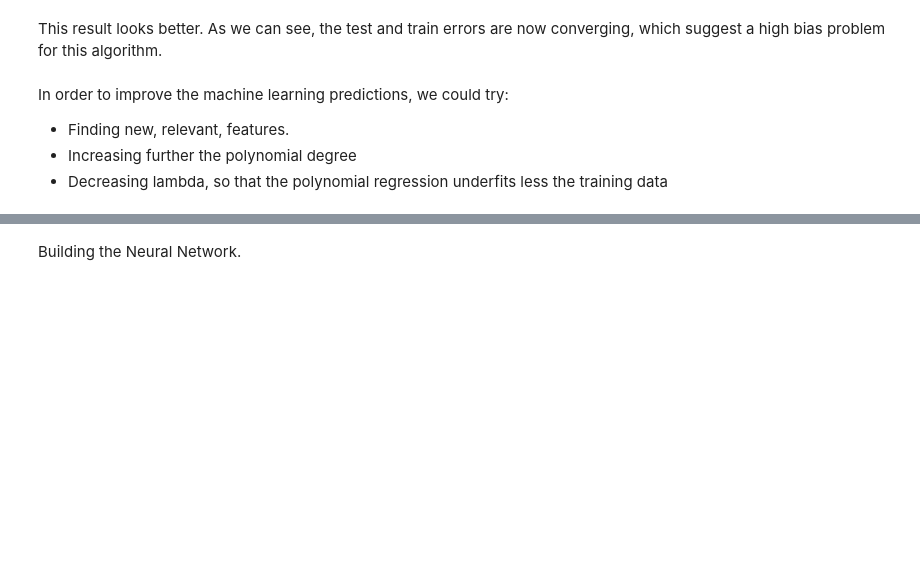
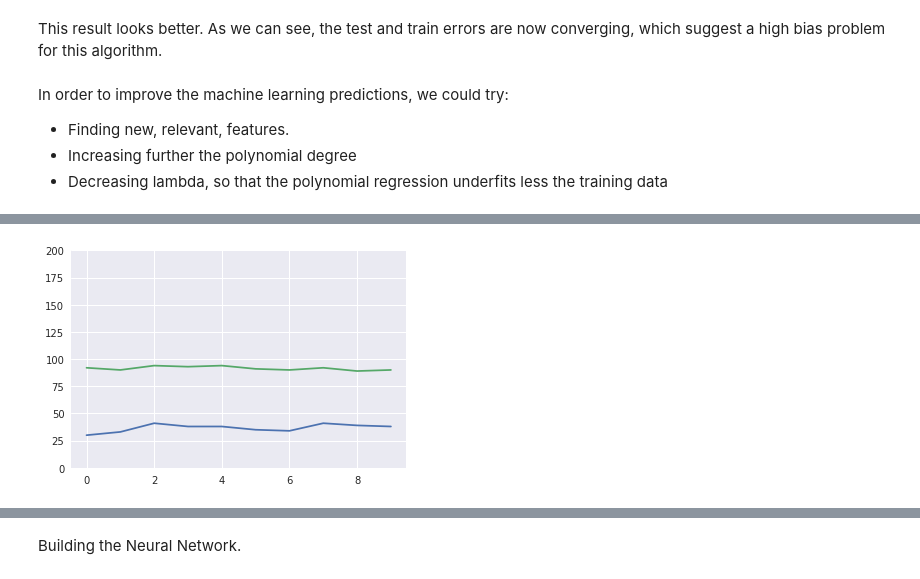
Before and after one commit to pleydier/paris_airbnb_price, a Jupyter notebook: Paris Airbnb Price.ipynb, the cells around one changed output, grey strips where cells are left out. Drawn from its saved outputs; the diff is of its cells as text; code cells hidden in the pictures; blank space fills up the shorter version.

Commit message:
RF & SV regressions
- Cleared logs folder
- Applied feature scaling to the numerical variables
- Added Random Forest Regression model
- Added Support Vector Regression model

```diff
--- a/Paris Airbnb Price.ipynb
+++ b/Paris Airbnb Price.ipynb
@@ -247,0 +257,15 @@ In order to improve the machine learning predictions, we could try:
+# %%
+from sklearn.ensemble import RandomForestRegressor
+def rf_regression(X_train,y_train,X_test,y_test,estimators):
+  rf_regressor = RandomForestRegressor(n_estimators = estimators)
+  rf_regressor.fit(X_train, y_train)
+  rf_train_rmse = sqrt(mean_squared_error(rf_regressor.predict(X_train),y_train))
+  rf_test_rmse = sqrt(mean_squared_error(rf_regressor.predict(X_test),y_test))
+  return rf_train_rmse, rf_test_rmse
+
+rf_eval = pd.DataFrame(0, index=range(10), columns=['train rmse', 'test rmse'])
+for i in range(10):
+  print('Random Forest Regression n°{}/10...'.format(i+1))
+  subset_size = int(round(((i+1)*X_train.shape[0]/10)))
+  [rf_eval.values[i,0],rf_eval.values[i,1]] = rf_regression(X_train[:subset_size,:],y_train[:subset_size],
+                                                                    X_test, y_test, estimators = 40)
@@ -247,0 +283,7 @@ In order to improve the machine learning predictions, we could try:
+# %%
+plt.gca().set_ylim([0,200])
+plt.plot(rf_eval['train rmse'], label='Training RMSE')
+plt.plot(rf_eval['test rmse'], label='Test RMSE')
+plt.show()
+# %% [output]
+[figure, added]
```
Also changed, not shown: parts of 15 cells of this notebook, 7 other files.
